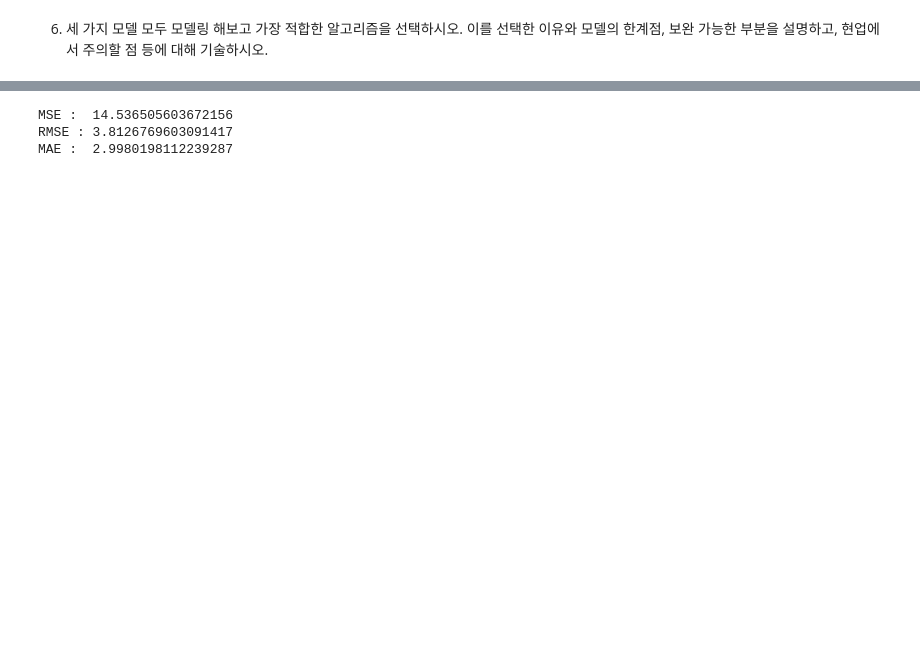
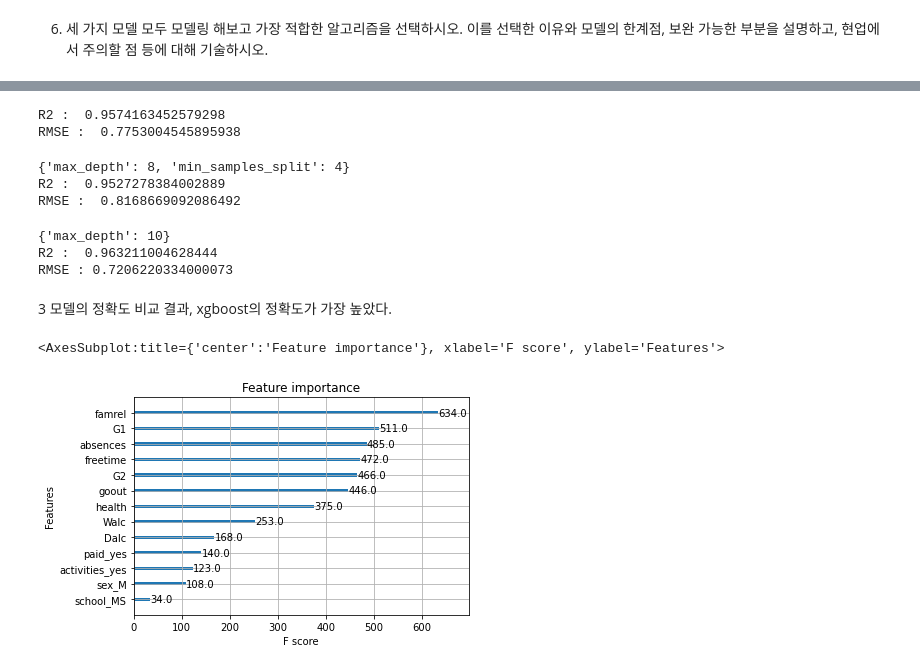
Before and after one commit to suhyehye/ADP-study, a Jupyter notebook: 파이썬한권으로끝내기/모의고사/1회/1-1.머신러닝.ipynb, the cells around one changed output, grey strips where cells are left out. Cells and saved outputs as stored; diff of their text form; code cells hidden in the pictures; blank space fills up the shorter version.

```diff
--- a/파이썬한권으로끝내기/모의고사/1회/1-1.머신러닝.ipynb
+++ b/파이썬한권으로끝내기/모의고사/1회/1-1.머신러닝.ipynb
@@ -240,17 +325,0 @@ SVR()
-# %%
-from sklearn.metrics import mean_squared_error, mean_absolute_error
-import numpy as np
-
-pred = svr.predict(x_test)
-
-mse = mean_squared_error(y_test,pred)
-rmse = np.sqrt(mse)
-mae = mean_absolute_error(y_test,pred)
-
-print('MSE : ',mse)
-print("RMSE :",rmse)
-print("MAE : ",mae)
-# %% [output]
-MSE :  14.536505603672156
-RMSE : 3.8126769603091417
-MAE :  2.9980198112239287
@@ -261,0 +326,60 @@ xgb = XGBRegressor()
+# %%
+import numpy as np
+from sklearn.metrics import mean_squared_error, mean_absolute_error
+
+svr = SVR(C=100, gamma=0.001)
+svr.fit(x_scaled_train, y_train)
+
+print("R2 : ",svr.score(x_scaled_test, y_test))
+print('RMSE : ',np.sqrt(mean_squared_error(y_test,svr.predict(x_scaled_test))))
+# %% [output]
+R2 :  0.9574163452579298
+RMSE :  0.7753004545895938
+# %%
+#RandomForest
+from sklearn.ensemble import RandomForestRegressor
+
+rf_grid = [{'max_depth': [2,4,6,8,10],
+            'min_samples_split':[2,4,6,8,10]}]
+
+rf = GridSearchCV(RandomForestRegressor(n_estimators=100),
+                  param_grid=rf_grid,
+                  cv=5)
+rf.fit(x_train, y_train)
+
+print(rf.best_params_)
+print("R2 : ",rf.score(x_test,y_test))
+print('RMSE : ', np.sqrt(mean_squared_error(y_test,rf.predict(x_test))))
+# %% [output]
+{'max_depth': 8, 'min_samples_split': 4}
+R2 :  0.9527278384002889
+RMSE :  0.8168669092086492
+# %%
+# XGBOOST
+from xgboost import XGBRegressor
+
+xgb_grid = [{'max_depth':[2,4,6,8,10]}]
+
+xgb = GridSearchCV(XGBRegressor(n_estimators=1000),
+                   param_grid=xgb_grid,
+                   cv=5)
+xgb.fit(x_train,y_train)
+xgb.score(x_test,y_test)
+
+print(xgb.best_params_)
+print('R2 : ',xgb.score(x_test,y_test))
+print("RMSE :",np.sqrt(mean_squared_error(y_test, xgb.predict(x_test))))
+# %% [output]
+{'max_depth': 10}
+R2 :  0.963211004628444
+RMSE : 0.7206220334000073
+# %% [markdown]
+3 모델의 정확도 비교 결과, xgboost의 정확도가 가장 높았다.
+# %%
+from xgboost import plot_importance
+
+xgb = XGBRegressor(max_depth = 10)
+plot_importance(xgb.fit(x_train,y_train))
+# %% [output]
+<AxesSubplot:title={'center':'Feature importance'}, xlabel='F score', ylabel='Features'>
+[figure, added]
```
Also changed, not shown: parts of 12 cells of this notebook, 3 other files.
